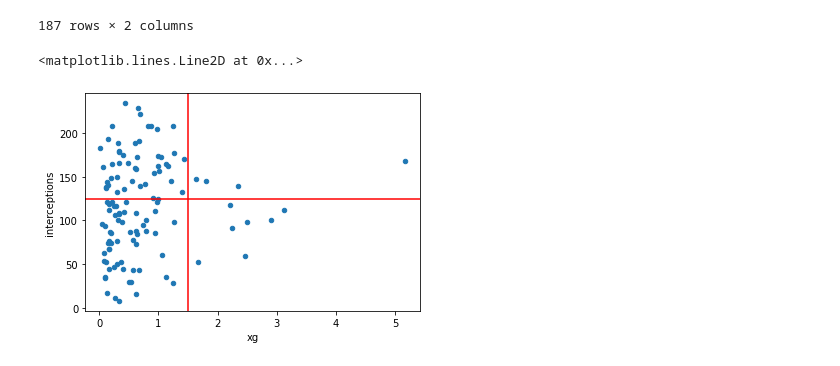
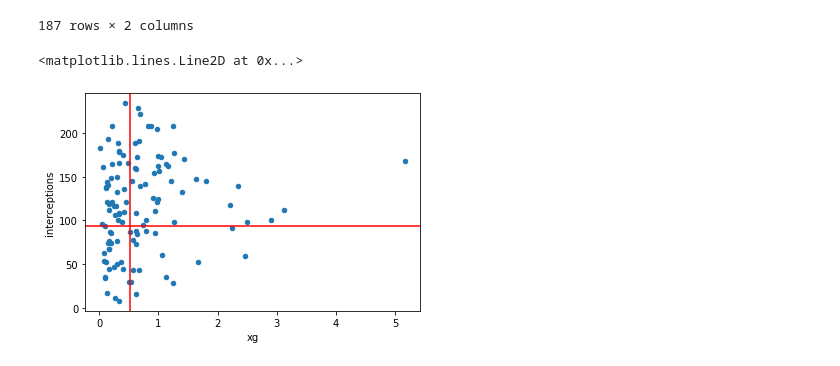
Before and after one commit to rv0lt/MathematicsOfFootball, a Jupyter notebook: asigments2.ipynb, the cells around one changed output. Saved outputs shown, nothing was run; the diff lists cells and outputs as text; code cells hidden in the pictures.

```diff
--- a/asigments2.ipynb
+++ b/asigments2.ipynb
@@ -263,5 +266,10 @@ metricsDf = getMetrics(eventsDFWithChain,interceptionsDf)
 # %%
 ax = metricsDf.plot.scatter(x="xg", y="interceptions")
-ax.axvline(x=1.5,ymin=0, ymax=1, color="red")
-ax.axhline(y=125, xmin=0, xmax=1, color="red")
+ax.axvline(x=xg_median,ymin=0, ymax=1, color="red")
+ax.axhline(y=interceptions_median, xmin=0, xmax=1, color="red")
+ax.title.set_text("Premier League xgChain and Interceptions Plot")
+cwd = os.getcwd()
+path = cwd + "/Output/PremierLeagueXgInterceptionsMetric.png"
+ax.get_figure().savefig(path)
+print("Plot saved in the directory:{0}".format(path))
 # %% [output]
@@ -369,11 +377,17 @@ spainMetrics
 | 500200 | NaN | 1.0 |
 | 551398 | NaN | 2.0 |
 187 rows × 2 columns
+# %%
+xg_median = spainMetrics[spainMetrics["xg"] > 0]["xg"].median()
+interceptions_median = spainMetrics[spainMetrics["interceptions"] > 0]["interceptions"].median()
 # %%
 ax = spainMetrics.plot.scatter(x="xg", y="interceptions")
-ax.axvline(x=1.5,ymin=0, ymax=1, color="red")
-ax.axhline(y=125, xmin=0, xmax=1, color="red")
+ax.axvline(x=xg_median,ymin=0, ymax=1, color="red")
+ax.axhline(y=interceptions_median, xmin=0, xmax=1, color="red")
+path = cwd + "/Output/SpanishLeagueXgInterceptionsMetric.png"
+ax.get_figure().savefig(path)
+print("Plot saved in the directory:{0}".format(path))
 # %% [output]
 <matplotlib.lines.Line2D at 0x...>
-[figure, old version]
+[figure, new version]
 # %%
```
Also changed, not shown: parts of 8 cells of this notebook, 1 other file.
